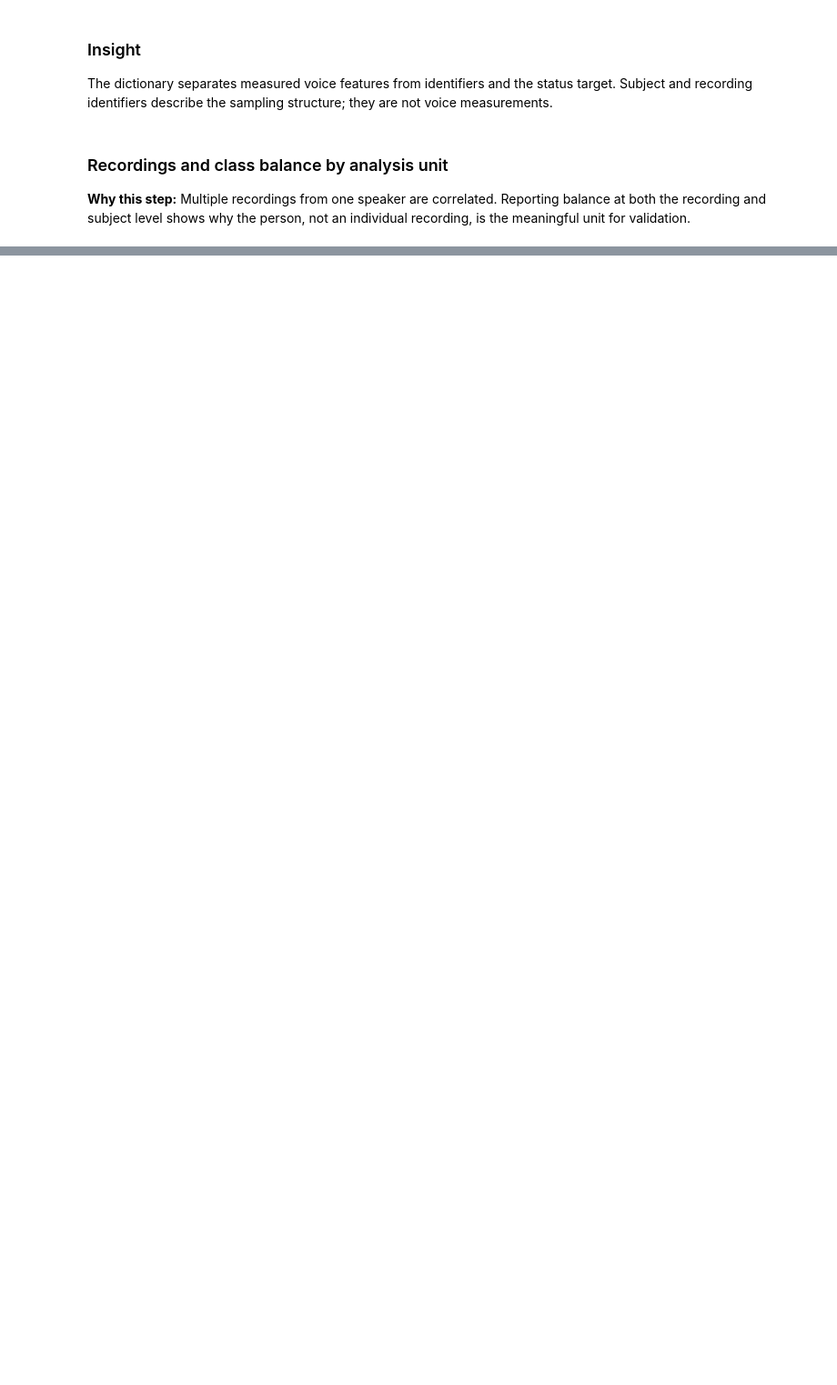
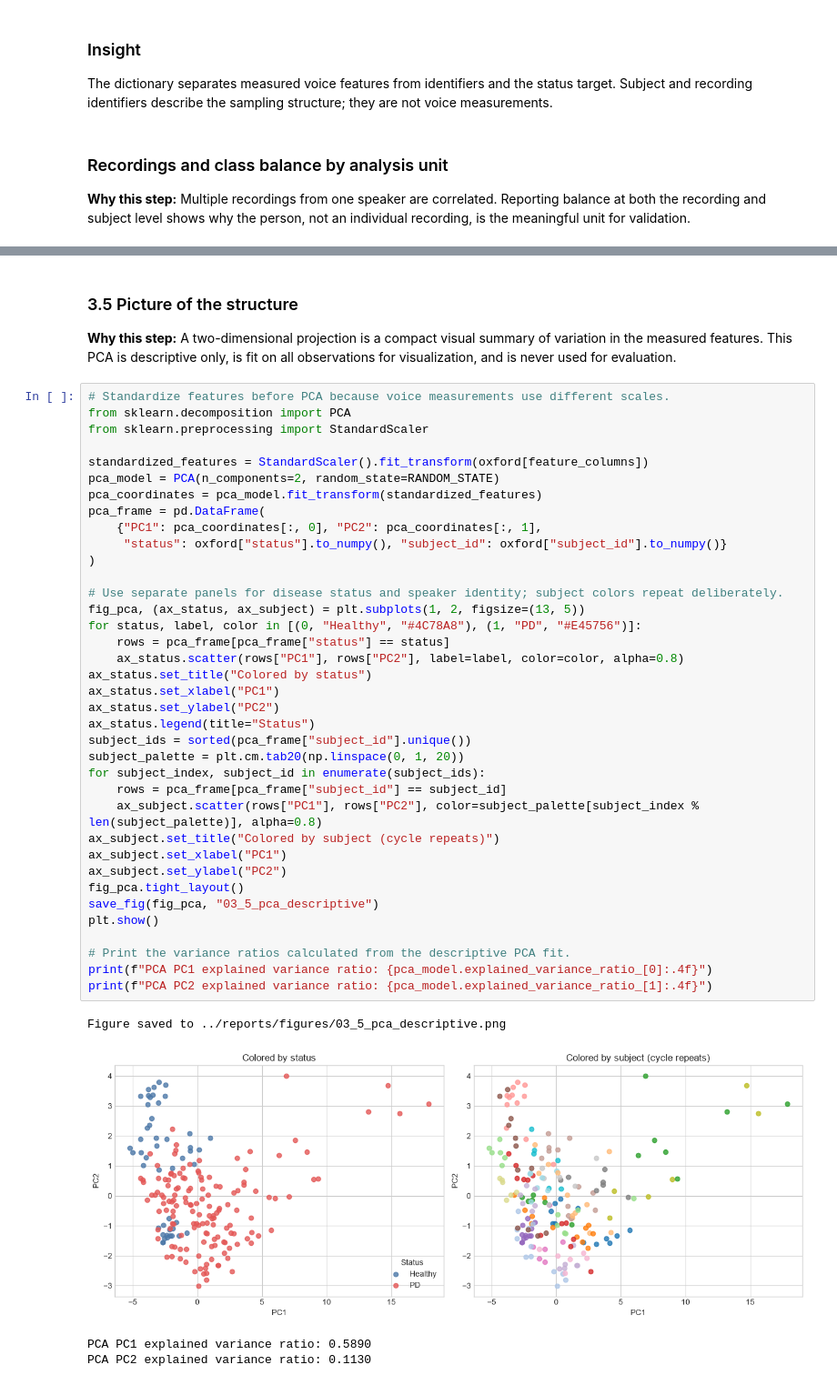
Before and after one commit to aayaan-khan/parkinsons-detection, a Jupyter notebook: notebooks/Parkinsons_Disease_Detection.ipynb, the cells around one changed output, grey strips where cells are left out. Shown at 91% size. Saved outputs shown, nothing was run; the diff lists cells and outputs as text; blank space fills up the shorter version.

```diff
--- a/notebooks/Parkinsons_Disease_Detection.ipynb
+++ b/notebooks/Parkinsons_Disease_Detection.ipynb
@@ -604,0 +975,46 @@ Accuracy alone can conceal missed healthy subjects or the repeated-recording str
+# %% [markdown]
+### 3.5 Picture of the structure
+
+**Why this step:** A two-dimensional projection is a compact visual summary of variation in the measured features. This PCA is descriptive only, is fit on all observations for visualization, and is never used for evaluation.
+# %%
+# Standardize features before PCA because voice measurements use different scales.
+from sklearn.decomposition import PCA
+from sklearn.preprocessing import StandardScaler
+
+standardized_features = StandardScaler().fit_transform(oxford[feature_columns])
+pca_model = PCA(n_components=2, random_state=RANDOM_STATE)
+pca_coordinates = pca_model.fit_transform(standardized_features)
+pca_frame = pd.DataFrame(
+    {"PC1": pca_coordinates[:, 0], "PC2": pca_coordinates[:, 1],
+     "status": oxford["status"].to_numpy(), "subject_id": oxford["subject_id"].to_numpy()}
+)
+
+# Use separate panels for disease status and speaker identity; subject colors repeat deliberately.
+fig_pca, (ax_status, ax_subject) = plt.subplots(1, 2, figsize=(13, 5))
+for status, label, color in [(0, "Healthy", "#4C78A8"), (1, "PD", "#E45756")]:
+    rows = pca_frame[pca_frame["status"] == status]
+    ax_status.scatter(rows["PC1"], rows["PC2"], label=label, color=color, alpha=0.8)
+ax_status.set_title("Colored by status")
+ax_status.set_xlabel("PC1")
+ax_status.set_ylabel("PC2")
+ax_status.legend(title="Status")
+subject_ids = sorted(pca_frame["subject_id"].unique())
+subject_palette = plt.cm.tab20(np.linspace(0, 1, 20))
+for subject_index, subject_id in enumerate(subject_ids):
+    rows = pca_frame[pca_frame["subject_id"] == subject_id]
+    ax_subject.scatter(rows["PC1"], rows["PC2"], color=subject_palette[subject_index % len(subject_palette)], alpha=0.8)
+ax_subject.set_title("Colored by subject (cycle repeats)")
+ax_subject.set_xlabel("PC1")
+ax_subject.set_ylabel("PC2")
+fig_pca.tight_layout()
+save_fig(fig_pca, "03_5_pca_descriptive")
+plt.show()
+
+# Print the variance ratios calculated from the descriptive PCA fit.
+print(f"PCA PC1 explained variance ratio: {pca_model.explained_variance_ratio_[0]:.4f}")
+print(f"PCA PC2 explained variance ratio: {pca_model.explained_variance_ratio_[1]:.4f}")
+# %% [output]
+Figure saved to ../reports/figures/03_5_pca_descriptive.png
+[figure, added]
+PCA PC1 explained variance ratio: 0.5890
+PCA PC2 explained variance ratio: 0.1130
```
Also changed, not shown: parts of 22 cells of this notebook.
